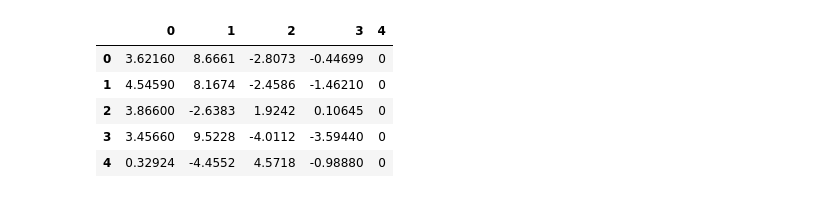
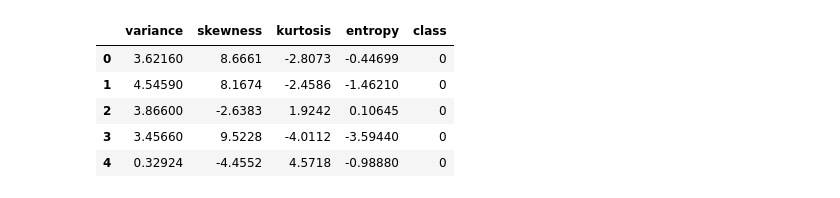
Before and after one commit to muhammadkhattakdev/Banknote-Authentication-with-Random-Forest-and-Logistic-Regression, a Jupyter notebook: data_banknote_authentication.ipynb, the cells around one changed output. Cells and saved outputs as stored; diff of their text form; code cells hidden in the pictures.

```diff
--- a/data_banknote_authentication.ipynb
+++ b/data_banknote_authentication.ipynb
@@ -4,9 +12,10 @@ import numpy as np
 # %%
 data = pd.read_csv('data_banknote_authentication.txt', header=None)
 # %%
-df.columns = ['variance', 'skewness', 'curtosis',
+data.columns = ['variance', 'skewness', 'kurtosis', 'entropy', 'class']
+data.head(5)
 # %% [output]
-|  | 0 | 1 | 2 | 3 | 4 |
+|  | variance | skewness | kurtosis | entropy | class |
 | 0 | 3.62160 | 8.6661 | -2.8073 | -0.44699 | 0 |
 | 1 | 4.54590 | 8.1674 | -2.4586 | -1.46210 | 0 |
 | 2 | 3.86600 | -2.6383 | 1.9242 | 0.10645 | 0 |
```
Also changed, not shown: parts of 30 cells of this notebook.
